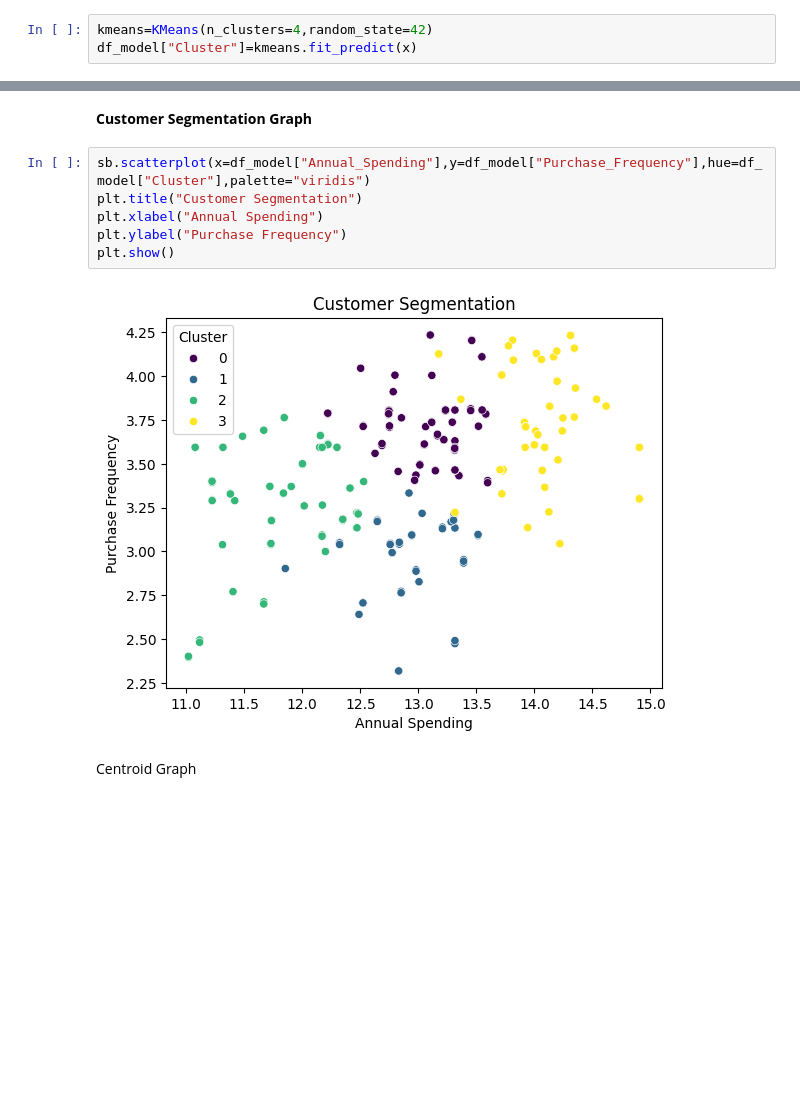
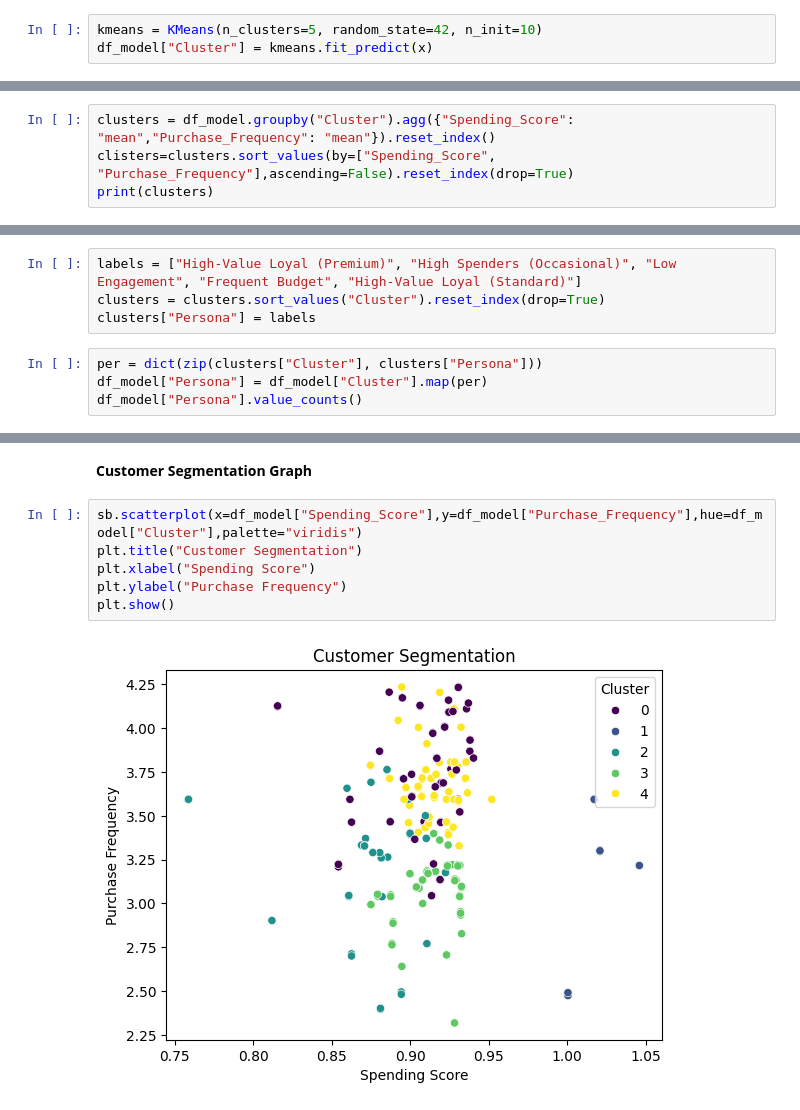
Before and after one commit to strange-exe/Python_PBL, a Jupyter notebook: phase2.ipynb, the cells around one changed output, grey strips where cells are left out. Cells and saved outputs as stored; diff of their text form; blank space fills up the shorter version.

```diff
--- a/phase2.ipynb
+++ b/phase2.ipynb
@@ -211,8 +213,8 @@ Phase 1 Completed
 # %% [markdown]
 Applying KMeans
 # %%
-kmeans=KMeans(n_clusters=4,random_state=42)
-df_model["Cluster"]=kmeans.fit_predict(x)
+kmeans = KMeans(n_clusters=5, random_state=42, n_init=10)
+df_model["Cluster"] = kmeans.fit_predict(x)
 # %% [markdown]
 Clustering
 # %%
@@ -262,0 +230,4 @@ Type: High-Value Loyal Customers
+# %%
+clusters = df_model.groupby("Cluster").agg({"Spending_Score": "mean","Purchase_Frequency": "mean"}).reset_index()
+clisters=clusters.sort_values(by=["Spending_Score", "Purchase_Frequency"],ascending=False).reset_index(drop=True)
+print(clusters)
@@ -262,0 +241,8 @@ Type: High-Value Loyal Customers
+# %%
+labels = ["High-Value Loyal (Premium)", "High Spenders (Occasional)", "Low Engagement", "Frequent Budget", "High-Value Loyal (Standard)"]
+clusters = clusters.sort_values("Cluster").reset_index(drop=True)
+clusters["Persona"] = labels
+# %%
+per = dict(zip(clusters["Cluster"], clusters["Persona"]))
+df_model["Persona"] = df_model["Cluster"].map(per)
+df_model["Persona"].value_counts()
@@ -275,12 +271,10 @@ profile
 # %% [markdown]
 **Customer Segmentation Graph**
 # %%
-sb.scatterplot(x=df_model["Annual_Spending"],y=df_model["Purchase_Frequency"],hue=df_model["Cluster"],palette="viridis")
+sb.scatterplot(x=df_model["Spending_Score"],y=df_model["Purchase_Frequency"],hue=df_model["Cluster"],palette="viridis")
 plt.title("Customer Segmentation")
-plt.xlabel("Annual Spending")
+plt.xlabel("Spending Score")
 plt.ylabel("Purchase Frequency")
 plt.show()
 # %% [output]
-[figure, old version]
+[figure, new version]
-# %% [markdown]
-Centroid Graph
```
Also changed, not shown: parts of 15 cells of this notebook.
